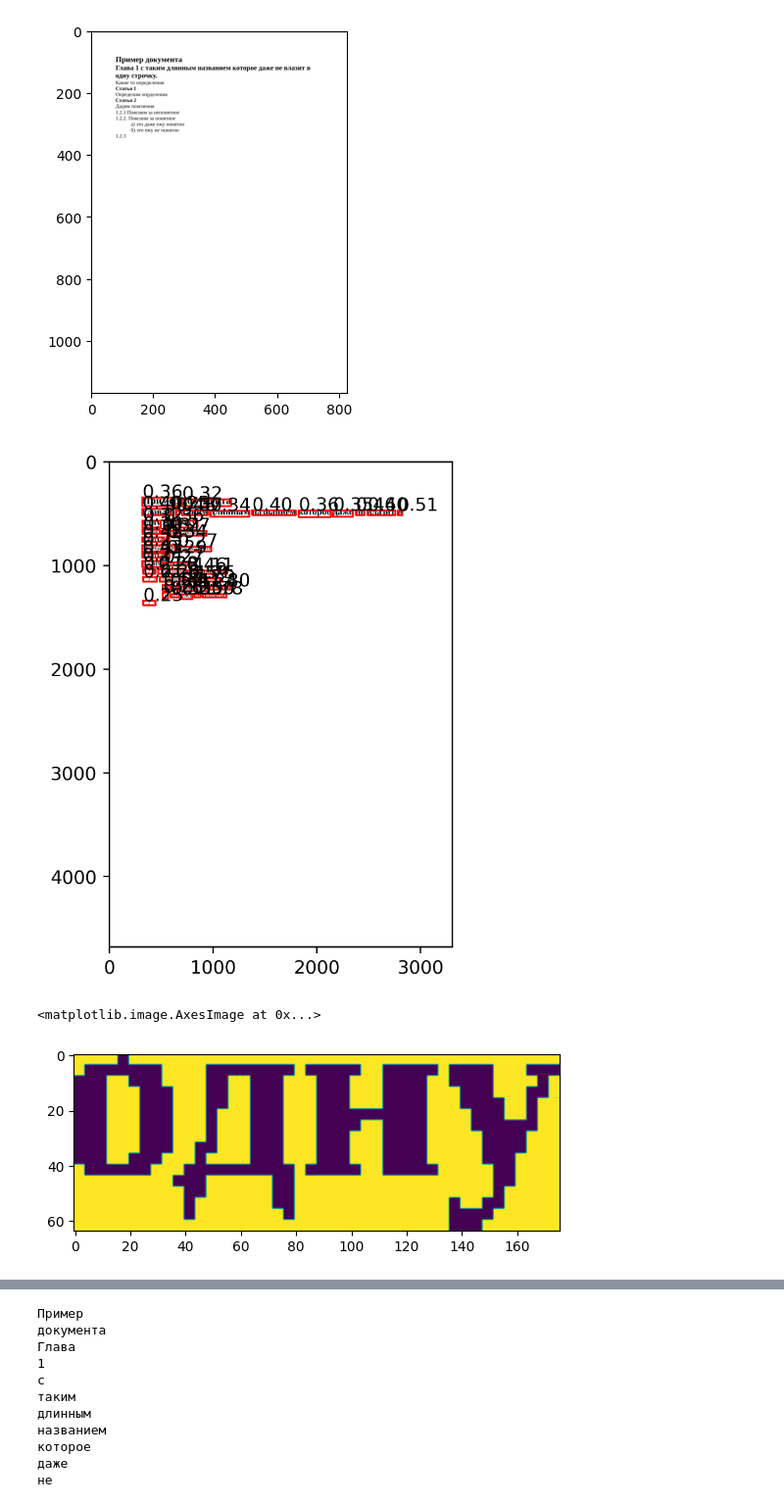
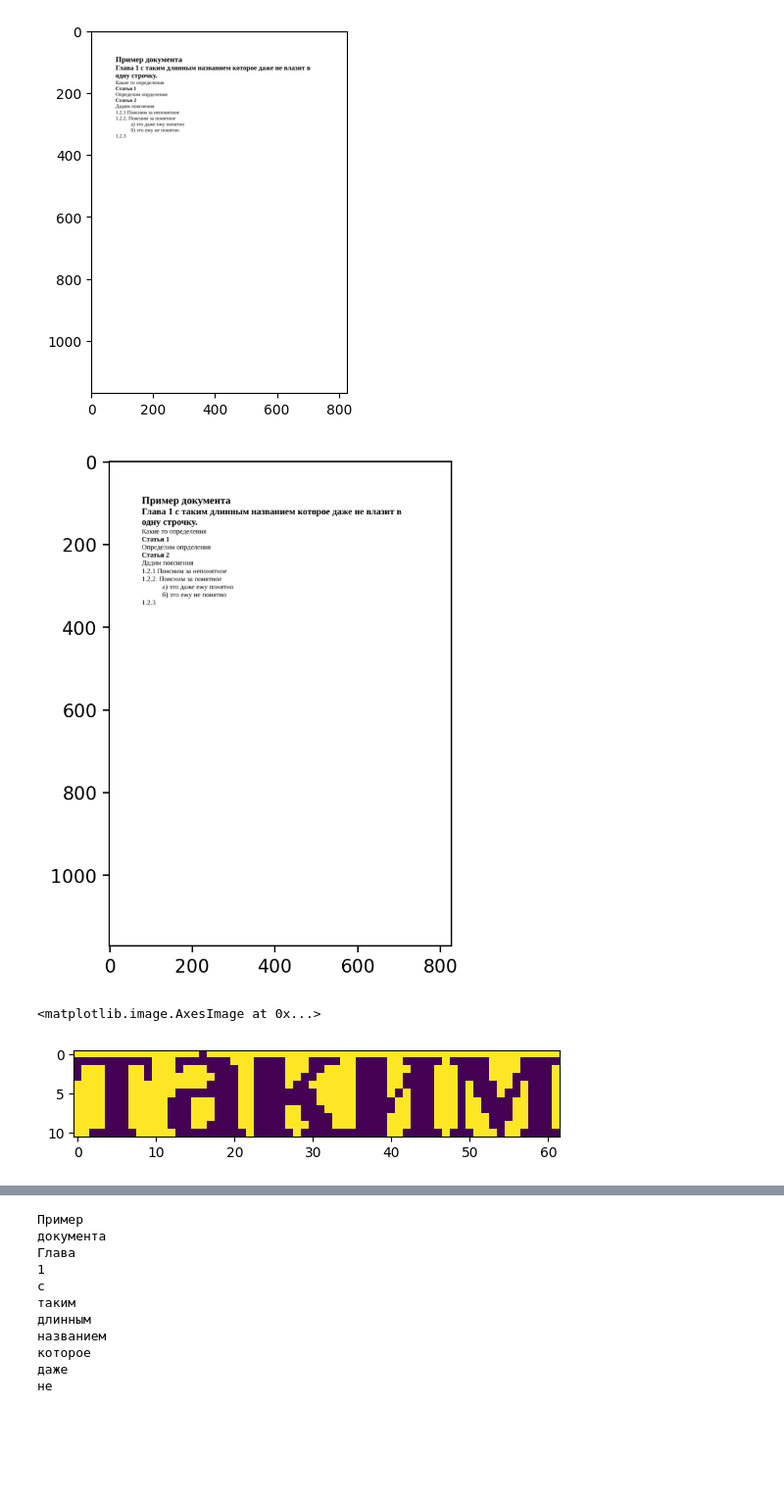
Before and after one commit to Dann38/layout_highlighter, a Jupyter notebook: imgDoc/examples/08-bold-text.ipynb, the cells around one changed output, grey strips where cells are left out. Shown at 98% size. Cells and saved outputs as stored; diff of their text form; code cells hidden in the pictures; blank space fills up the shorter version.

Commit message:
bold

```diff
--- a/imgDoc/examples/08-bold-text.ipynb
+++ b/imgDoc/examples/08-bold-text.ipynb
@@ -25,16 +25,16 @@ page.extract_word()
 # %%
 page.extract_word_bold()
 # %%
-plt.figure(dpi=400)
+plt.figure(dpi=200)
 page.image.plot()
-for word in page.words:
+# for word in page.words:
     # if word.bold >= 0.35:
-        word.segment.plot(color="r", text=f"{word.bold:.2f}")
+        # word.segment.plot(color="r", text=f"{word.bold:.2f}")
 
 # plt.ylim([400, 50])
 # plt.xlim([50, 300])
 # %% [output]
-[figure, old version]
+[figure, new version]
 # %%
 import numpy as np
 MIN_H = 5
@@ -93,14 +93,14 @@ def _get_h_word_img(img_word: np.ndarray) -> float:
 
         return h_max-h_min
 # %%
-word1  = page.words[15]
+word1  = page.words[5]
 word2 = page.words[13]
-word = word2
+word = word1
 img_word = word.segment.get_segment_from_img(page.image.get_binary_image())
 plt.imshow(img_word)
 # %% [output]
 <matplotlib.image.AxesImage at 0x...>
-[figure, old version]
+[figure, new version]
 # %%
 def _get_s_word_img(img_word: np.ndarray) -> float:
     img_word_inv = 1-img_word
```
Also changed, not shown: parts of 6 cells of this notebook, 4 other files.
